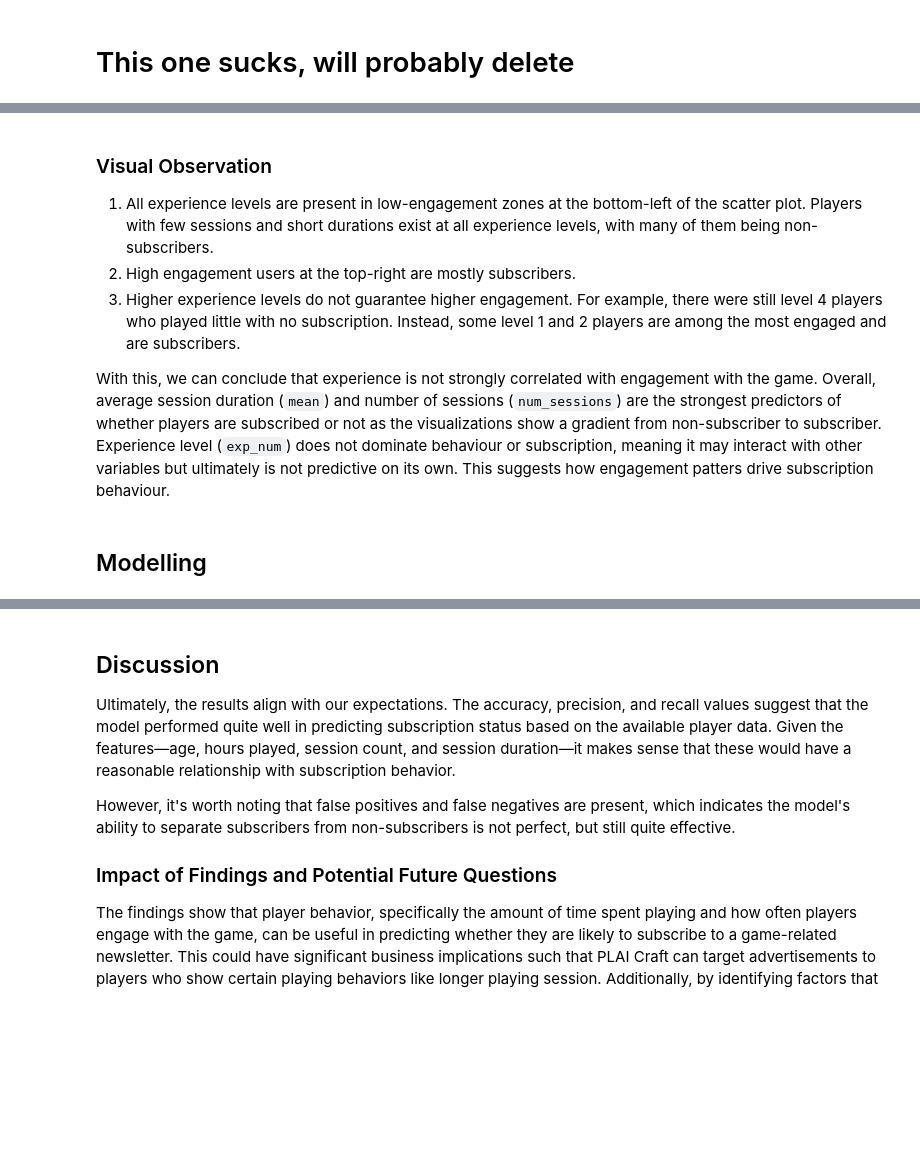
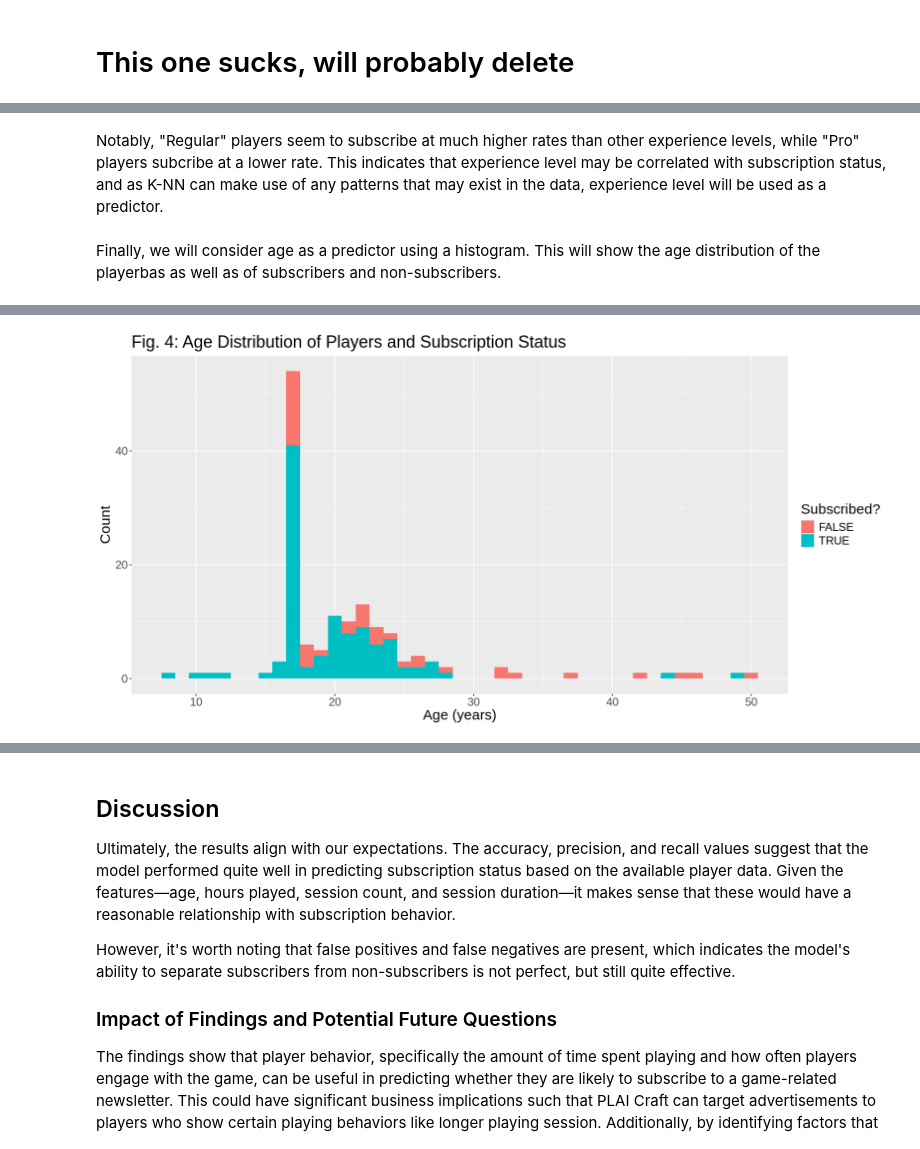
Before and after one commit to YoyoLiu314/group-project, a Jupyter notebook: group_project.ipynb, the cells around one changed output, grey strips where cells are left out. Saved outputs shown, nothing was run; the diff lists cells and outputs as text; code cells hidden in the pictures; blank space fills up the shorter version.

```diff
--- a/group_project.ipynb
+++ b/group_project.ipynb
@@ -234,16 +232,13 @@ ERROR: Error in eval(expr, envir, enclos): object 'train_data' not found
 # %% [markdown]
-### Visual Observation
-1. All experience levels are present in low-engagement zones at the bottom-left of the scatter plot. Players with few sessions and short durations exist at all experience levels, with many of them being non-subscribers.
-2. High engagement users at the top-right are mostly subscribers.
-3. Higher experience levels do not guarantee higher engagement. For example, there were still level 4 players who played little with no subscription. Instead, some level 1 and 2 players are among the most engaged and are subscribers.
-
-With this, we can conclude that experience is not strongly correlated with engagement with the game. Overall, average session duration (`mean`) and number of sessions (`num_sessions`) are the strongest predictors of whether players are subscribed or not as the visualizations show a gradient from non-subscriber to subscriber. Experience level (`exp_num`) does not dominate behaviour or subscription, meaning it may interact with other variables but ultimately is not predictive on its own. This suggests how engagement patters drive subscription behaviour.
+Notably, "Regular" players seem to subscribe at much higher rates than other experience levels, while "Pro" players subcribe at a lower rate. This indicates that experience level may be correlated with subscription status, and as K-NN can make use of any patterns that may exist in the data, experience level will be used as a predictor.
 # %% [markdown]
-## Modelling
+Finally, we will consider age as a predictor using a histogram. This will show the age distribution of the playerbas as well as of subscribers and non-subscribers.
 # %%
-class_counts <- play_train |>
-    group_by(subscribe) |>
-    summarize(count = n())
-class_counts
-40/147
-107/147
+age_plot <- play_train |>
+ggplot(aes(x = age, fill = subscribe)) +
+geom_histogram(binwidth = 1) +
+labs(x = "Age (years)", y = "Count", fill = "Subscribed?") +
+    ggtitle("Fig. 4: Age Distribution of Players and Subscription Status") +
+    theme(text = element_text(size = 18))
+age_plot
+# %% [output]
@@ -249,0 +247 @@ class_counts
+[figure, added]
```
Also changed, not shown: parts of 27 cells of this notebook.
